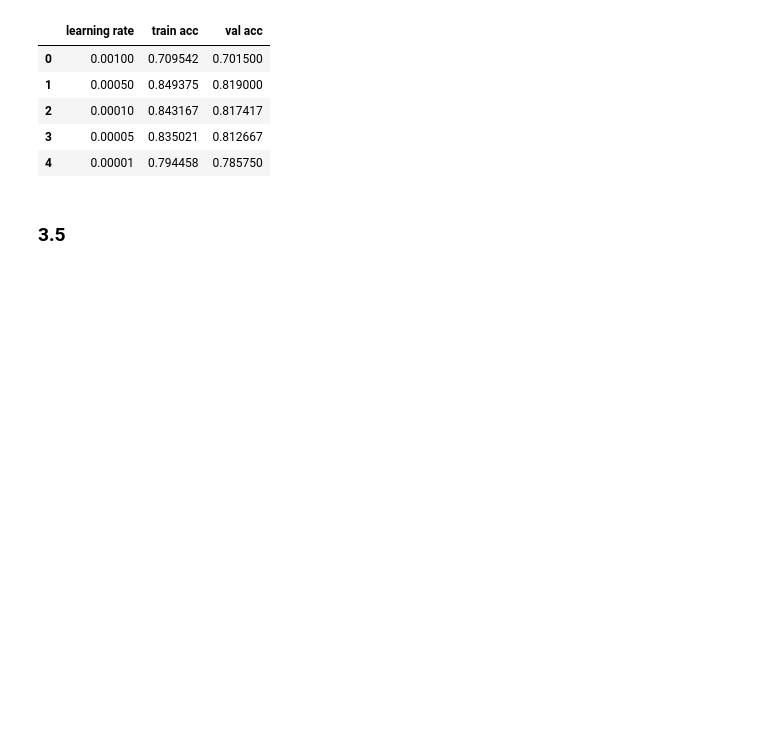
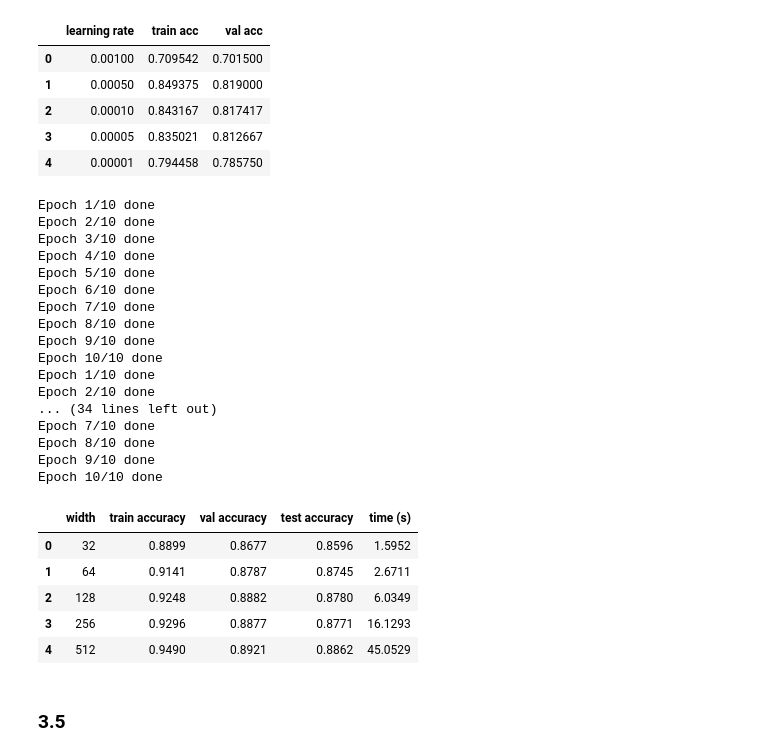
Before and after one commit to jademola/ImageClassificationMLP, a Jupyter notebook: A3_final_anny.ipynb, the cells around one changed output. Cells and saved outputs as stored; diff of their text form; code cells hidden in the pictures; blank space fills up the shorter version.

```diff
--- a/A3_final_anny.ipynb
+++ b/A3_final_anny.ipynb
@@ -1088,16 +1062,43 @@ def train_with_history(model, x_tr, y_tr, x_te, y_te, lr=0.05, epochs=10, bs=64)
 # %%
 width_rows = []
 for w in [32, 64, 128, 256, 512]:
     np.random.seed(2026)
     model_width = MLP(activation='relu', n_hidden_layers=2, hidden_units=[w, w],
                 n_input=784, n_output=10, init='relu')
-    h = train_with_history(model_width, x_train, y_train, x_val, y_val)
+    t0 = time.time()
+    model_width.fit(x_train, y_train, GradientDescent(learning_rate=0.05, epochs=10, batch_size=64))
+    train_time = time.time() - t0          # only training time, not evaluation
     width_rows.append({'width': w,
-                       'train acc': h['train'][-1],
-                       'val acc':   h['test'][-1],
-                       'time (s)':  h['time']})
+                       'train accuracy': evaluate_acc(y_train, model_width.predict(x_train)),
+                       'val accuracy':   evaluate_acc(y_val,   model_width.predict(x_val)),
+                       'test accuracy':  evaluate_acc(y_test,  model_width.predict(x_test)),
+                       'time (s)':       train_time})
 
 pd.DataFrame(width_rows).round(4)
+# %% [output]
+Epoch 1/10 done
+Epoch 2/10 done
+Epoch 3/10 done
+Epoch 4/10 done
+Epoch 5/10 done
+Epoch 6/10 done
+Epoch 7/10 done
+Epoch 8/10 done
+Epoch 9/10 done
+Epoch 10/10 done
+Epoch 1/10 done
+Epoch 2/10 done
+... (34 lines left out)
+Epoch 7/10 done
+Epoch 8/10 done
+Epoch 9/10 done
+Epoch 10/10 done
+|  | width | train accuracy | val accuracy | test accuracy | time (s) |
+| 0 | 32 | 0.8899 | 0.8677 | 0.8596 | 1.5952 |
+| 1 | 64 | 0.9141 | 0.8787 | 0.8745 | 2.6711 |
+| 2 | 128 | 0.9248 | 0.8882 | 0.8780 | 6.0349 |
+| 3 | 256 | 0.9296 | 0.8877 | 0.8771 | 16.1293 |
+| 4 | 512 | 0.9490 | 0.8921 | 0.8862 | 45.0529 |
 # %% [markdown]
 ### 3.5
 # %% [markdown]
```
Also changed, not shown: parts of 6 cells of this notebook.
